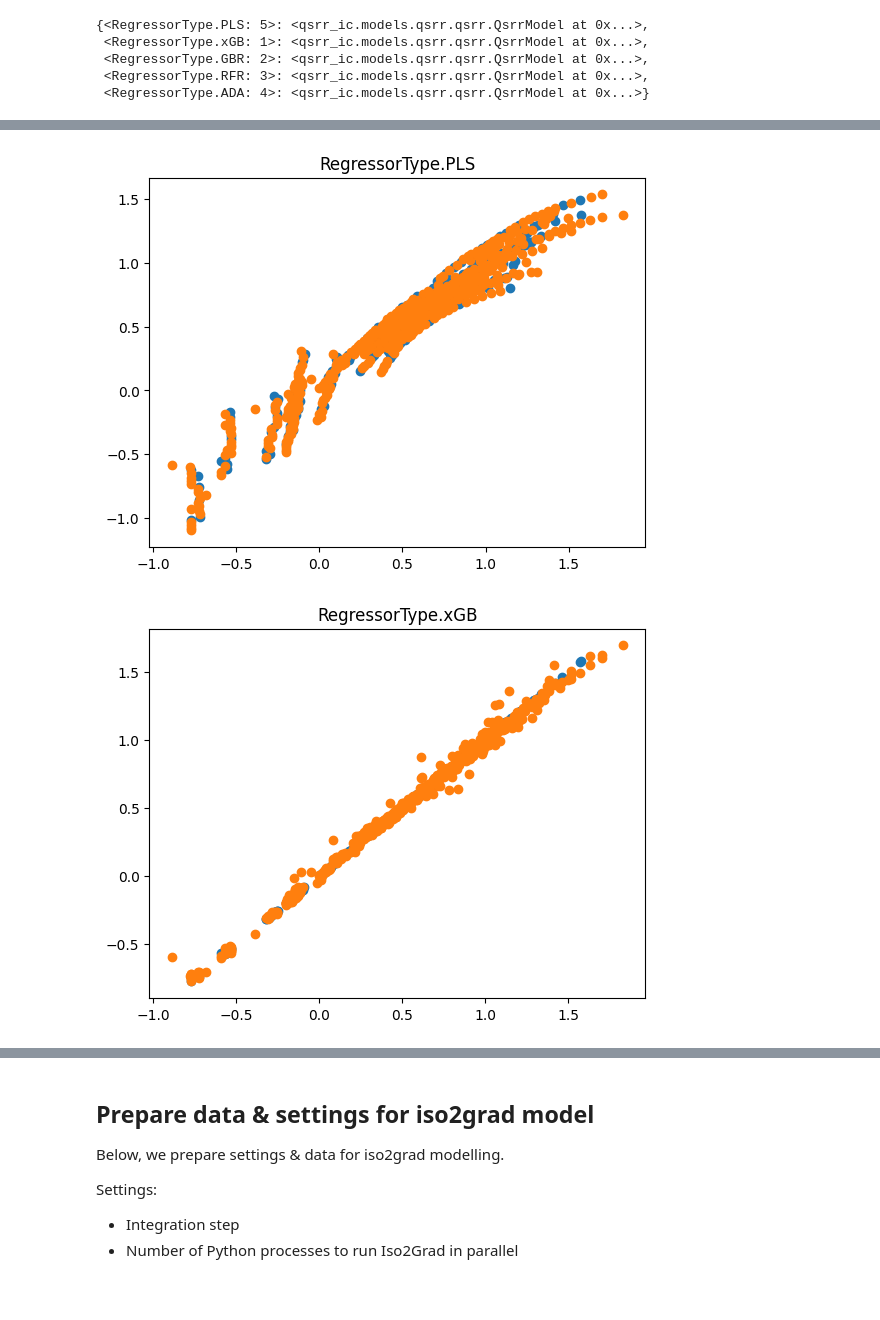
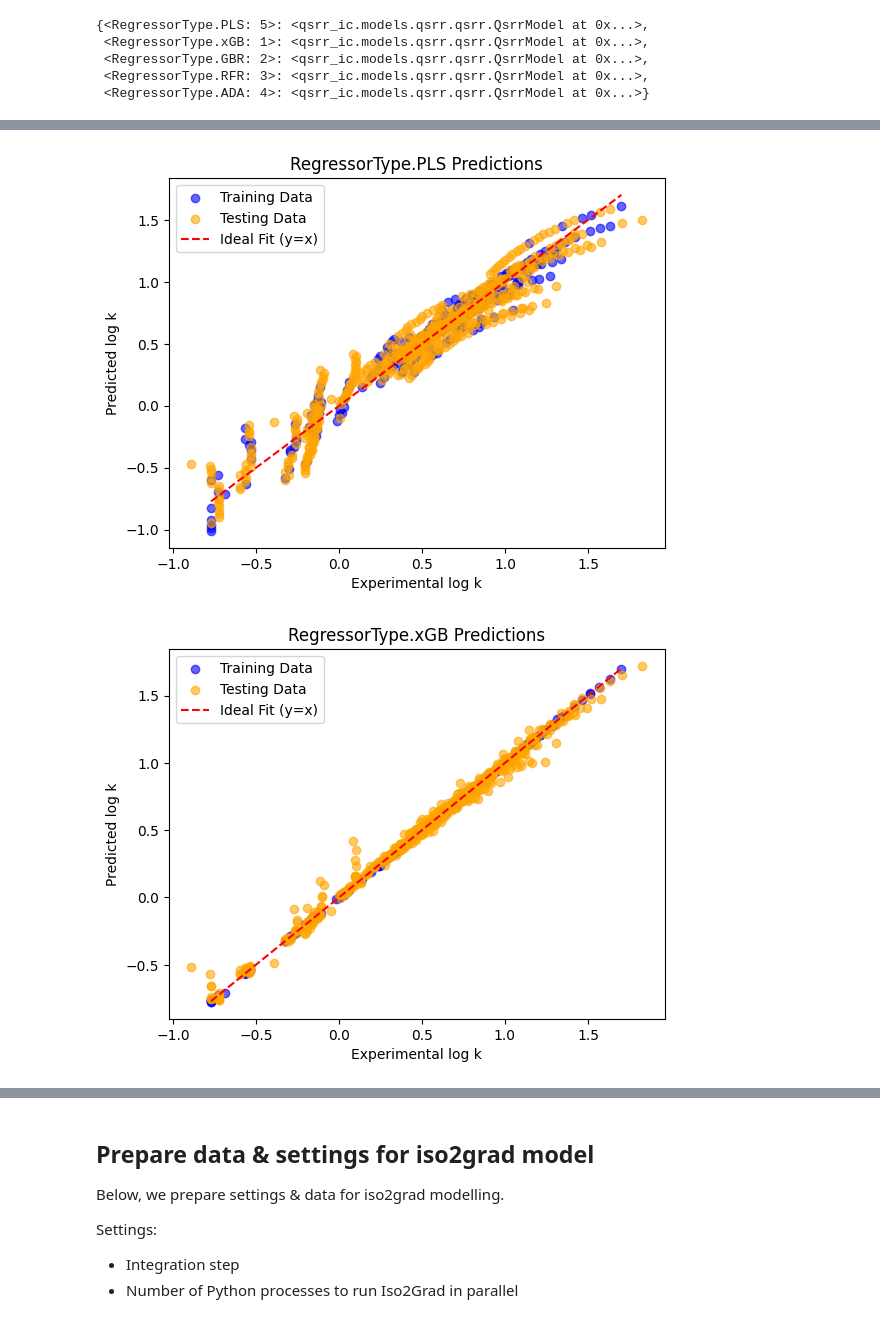
Before and after one commit to pzuvela/QSRR_IC, a Jupyter notebook: notebooks/250109-qsrr_ic-single_train.ipynb, the cells around one changed output, grey strips where cells are left out. Saved outputs shown, nothing was run; the diff lists cells and outputs as text; code cells hidden in the pictures; blank space fills up the shorter version.

```diff
--- a/notebooks/250109-qsrr_ic-single_train.ipynb
+++ b/notebooks/250109-qsrr_ic-single_train.ipynb
@@ -146,16 +152,26 @@ qsrr_models
  <RegressorType.RFR: 3>: <qsrr_ic.models.qsrr.qsrr.QsrrModel at 0x...>,
  <RegressorType.ADA: 4>: <qsrr_ic.models.qsrr.qsrr.QsrrModel at 0x...>}
 # %%
+qsrr_model_metrics: Dict[RegressorType, DataFrame] = {}
+
 for regressor_type in single_train_config.hyper_parameter_config:
     print(f"Model: {regressor_type.name}")
     print(f"Hyper-parameters: {qsrr_models[regressor_type].hyper_parameters.to_dict()}")
-    print(f"Performance: ")
     train_metrics: DataFrame = qsrr_models[regressor_type].train_results.qsrr_metrics.to_df()
     test_metrics: DataFrame = qsrr_models[regressor_type].test_results.qsrr_metrics.to_df()
-    metrics: DataFrame = pd.concat((train_metrics, test_metrics), axis=1)
-    metrics.columns = ["Training set", "Test set"]
-    display(metrics)
-    print()
+    qsrr_model_metrics_: DataFrame = pd.concat((train_metrics, test_metrics), axis=1)
+    qsrr_model_metrics_.columns = ["Training set", "Test set"]
+    qsrr_model_metrics[regressor_type] = qsrr_model_metrics_
+
+qsrr_model_metrics_df: DataFrame = pd.concat(
+    [df for df in qsrr_model_metrics.values()],
+    axis=1,
+    keys=qsrr_model_metrics.keys()
+)
+
+print()
+print(f"Performance: ")
+display(qsrr_model_metrics_df)
 # %% [output]
 Model: PLS
 Hyper-parameters: {'n_components': 4}
@@ -210,20 +194,39 @@ Performance:
 # %%
 for regressor_type, qsrr_model in qsrr_models.items():
 
     fig, ax = plt.subplots()
 
-    ax.set_title(regressor_type)a
+    ax.set_title(f"{regressor_type} Predictions")
+    ax.set_xlabel("Experimental log k")
+    ax.set_ylabel("Predicted log k")
 
+    # Training data scatter plot
     ax.scatter(
         qsrr_model.qsrr_train_data.y,
-        qsrr_model.train_results.qsrr_predictions.y
+        qsrr_model.train_results.qsrr_predictions.y,
+        label="Training Data",
+        alpha=0.6,
+        color="blue"
     )
+
+    # Testing data scatter plot
     ax.scatter(
         qsrr_model.qsrr_test_data.y,
-        qsrr_model.test_results.qsrr_predictions.y
+        qsrr_model.test_results.qsrr_predictions.y,
+        label="Testing Data",
+        alpha=0.6,
+        color="orange"
     )
 
+    # Diagonal reference line
+    ax.plot(
+        [min(qsrr_model.qsrr_train_data.y), max(qsrr_model.qsrr_train_data.y)],
+        [min(qsrr_model.qsrr_train_data.y), max(qsrr_model.qsrr_train_data.y)],
+        color="red", linestyle="--", label="Ideal Fit (y=x)"
+    )
+
+    ax.legend()
     plt.show()
 # %% [output]
-[figure, old version]
+[figure, new version]
-[figure, old version]
+[figure, new version]
```
Also changed, not shown: parts of 13 cells of this notebook.
